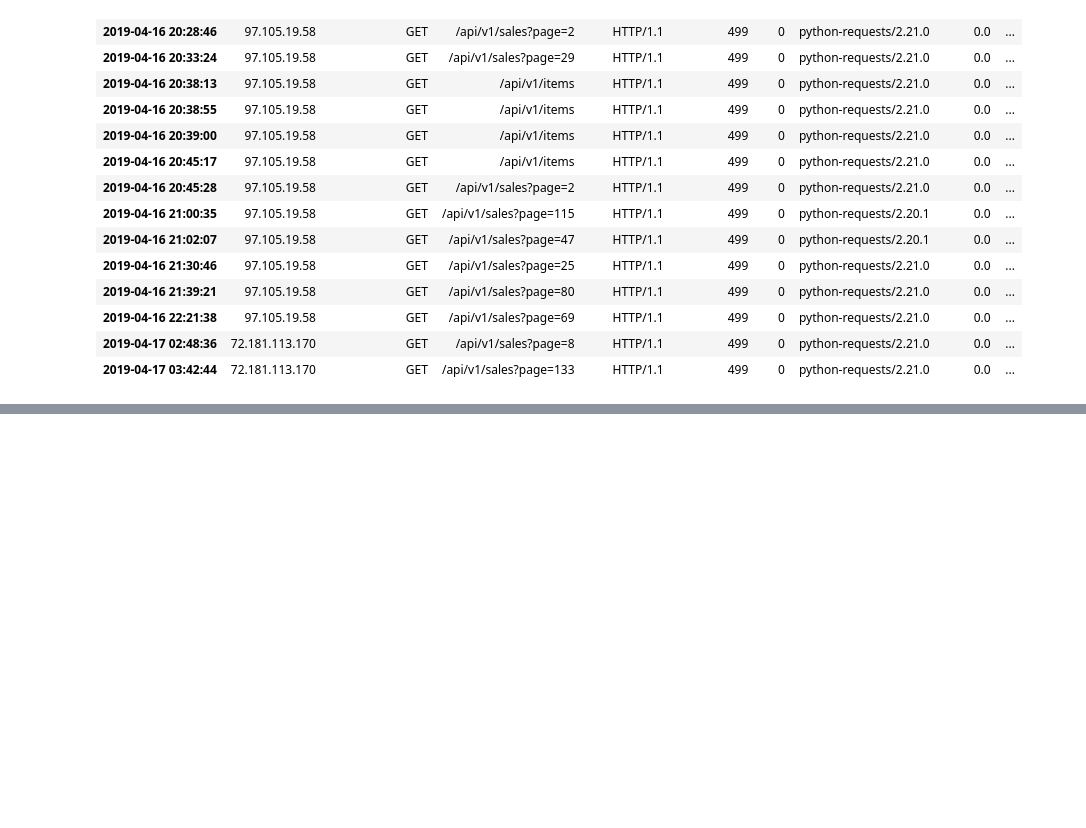
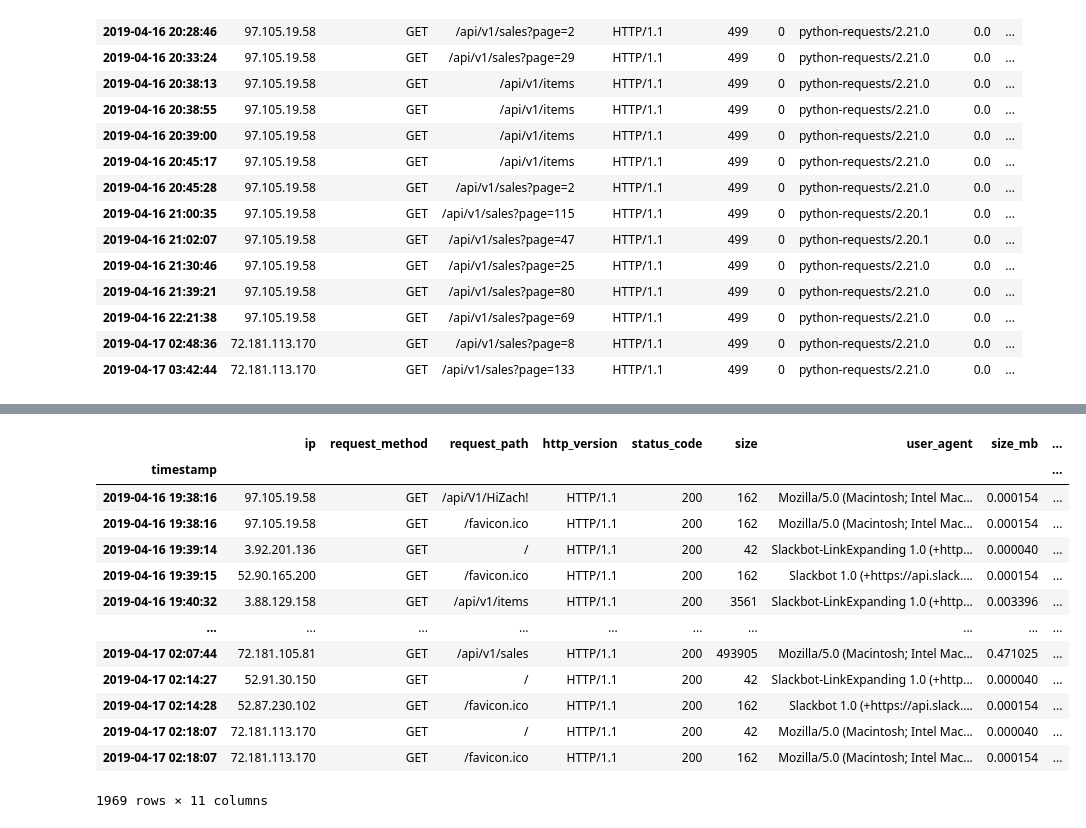
Before and after one commit to SchneemannDavid/anomaly_detection, a Jupyter notebook: discrete_anomaly_detection.ipynb, the cells around one changed output, grey strips where cells are left out. Cells and saved outputs as stored; diff of their text form; code cells hidden in the pictures; blank space fills up the shorter version.

```diff
--- a/discrete_probabilistic_methods.ipynb
+++ b/discrete_anomaly_detection.ipynb
@@ -412,0 +487,8 @@ df[df.proba_status_given_ip < 0.15]
+# %%
+# Given a particular ip, what is probability of a certain status code
+user_agent_given_status = (
+    df.groupby('status_code')\
+    .user_agent.value_counts(normalize=True)\
+    .rename('proba_user_given_status')\
+    .reset_index())
+user_agent_given_status
@@ -412,0 +509,20 @@ df[df.proba_status_given_ip < 0.15]
+# %%
+# Appending user_agent_given_status
+df = df.reset_index().merge(user_agent_given_status, on=['status_code', 'user_agent'], how='left').fillna(value=0).set_index('timestamp')
+# %%
+df[df.proba_user_given_ip < 0.15]
+# %% [output]
+|  | ip | request_method | request_path | http_version | status_code | size | user_agent | size_mb | ... |
+| timestamp |  |  |  |  |  |  |  |  | ... |
+| 2019-04-16 19:38:16 | 97.105.19.58 | GET | /api/V1/HiZach! | HTTP/1.1 | 200 | 162 | Mozilla/5.0 (Macintosh; Intel Mac... | 0.000154 | ... |
+| 2019-04-16 19:38:16 | 97.105.19.58 | GET | /favicon.ico | HTTP/1.1 | 200 | 162 | Mozilla/5.0 (Macintosh; Intel Mac... | 0.000154 | ... |
+| 2019-04-16 19:39:14 | 3.92.201.136 | GET | / | HTTP/1.1 | 200 | 42 | Slackbot-LinkExpanding 1.0 (+http... | 0.000040 | ... |
+| 2019-04-16 19:39:15 | 52.90.165.200 | GET | /favicon.ico | HTTP/1.1 | 200 | 162 | Slackbot 1.0 (+https://api.slack.... | 0.000154 | ... |
+| 2019-04-16 19:40:32 | 3.88.129.158 | GET | /api/v1/items | HTTP/1.1 | 200 | 3561 | Slackbot-LinkExpanding 1.0 (+http... | 0.003396 | ... |
+| ... | ... | ... | ... | ... | ... | ... | ... | ... | ... |
+| 2019-04-17 02:07:44 | 72.181.105.81 | GET | /api/v1/sales | HTTP/1.1 | 200 | 493905 | Mozilla/5.0 (Macintosh; Intel Mac... | 0.471025 | ... |
+| 2019-04-17 02:14:27 | 52.91.30.150 | GET | / | HTTP/1.1 | 200 | 42 | Slackbot-LinkExpanding 1.0 (+http... | 0.000040 | ... |
+| 2019-04-17 02:14:28 | 52.87.230.102 | GET | /favicon.ico | HTTP/1.1 | 200 | 162 | Slackbot 1.0 (+https://api.slack.... | 0.000154 | ... |
+| 2019-04-17 02:18:07 | 72.181.113.170 | GET | / | HTTP/1.1 | 200 | 42 | Mozilla/5.0 (Macintosh; Intel Mac... | 0.000040 | ... |
+| 2019-04-17 02:18:07 | 72.181.113.170 | GET | /favicon.ico | HTTP/1.1 | 200 | 162 | Mozilla/5.0 (Macintosh; Intel Mac... | 0.000154 | ... |
+1969 rows × 11 columns
```
Also changed, not shown: parts of 14 cells of this notebook.
